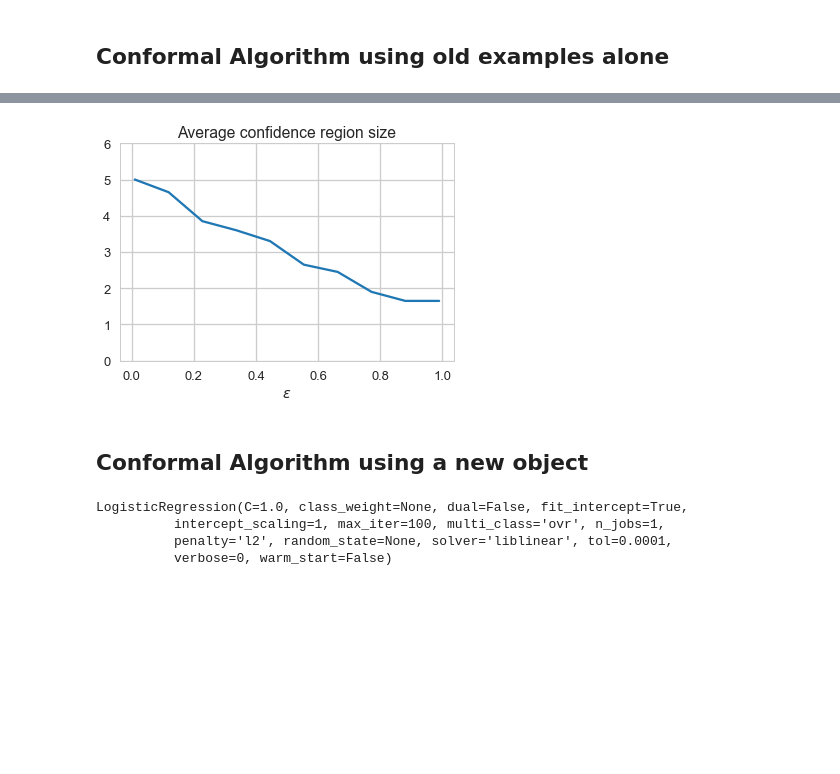
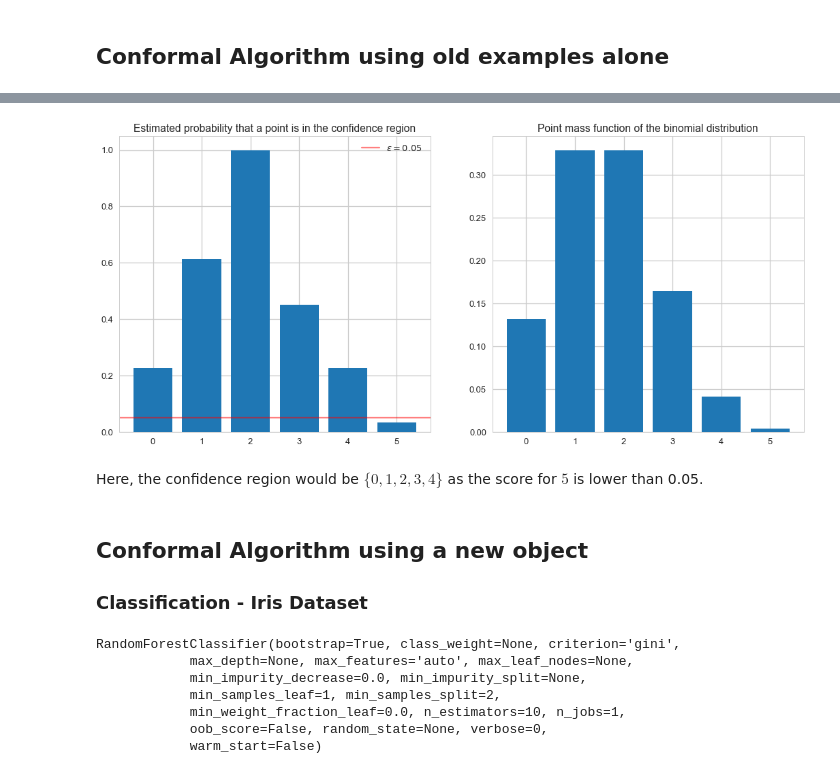
Before and after one commit to eacquarone/OnlineLearning, a Jupyter notebook: Online Learning.ipynb, the cells around one changed output, grey strips where cells are left out. Cells and saved outputs as stored; diff of their text form; code cells hidden in the pictures; blank space fills up the shorter version.

Commit message:
added 3 algorithms

```diff
--- a/Online Learning.ipynb
+++ b/Online Learning.ipynb
@@ -58,20 +62,0 @@ def conformal_algorithm_from_old_examples(non_conformity_measure, previous_examp
-# %%
-errors = []
-avg_region_size = []
-space = np.linspace(0.99, 0.01, 10)
-for e in space:
-    hits = []
-    confidence_regions = []
-    for i, value in enumerate(samples):
-        confidence_region = []
-        for outcome in range(n_trials):
-            accept = conformal_algorithm(
-                nonconformity_measure, samples[:i], outcome, epsilon=e
-            )
-            if accept:
-                confidence_region.append(outcome)
-
-        hits.append(value in confidence_region)
-        confidence_regions.append(confidence_region)
-    avg_region_size.append(np.mean([len(region) for region in confidence_regions]))
-    errors.append(1  - np.mean(hits))
@@ -86,10 +63,25 @@ plt.show()
-# %%
-plt.title("Average confidence region size")
-plt.ylim(0, 6)
-plt.plot(space, avg_region_size)
-plt.xlabel('$\\epsilon$')
-plt.show()
-# %% [output]
-[figure, removed]
+# %%
+possible_values = range(n_trials + 1)
+
+conformity_measures = []
+for value in possible_values:
+    p = conformal_algorithm_from_old_examples(nonconformity_measure, samples, value)
+    conformity_measures.append(p)
+# %%
+plt.figure(figsize=(18, 8))
+plt.subplot(121)
+plt.title("Estimated probability that a point is in the confidence region")
+plt.bar(possible_values, conformity_measures)
+plt.axhline(0.05, label="$\\epsilon = 0.05$", alpha=0.5, color='red')
+plt.legend()
+plt.subplot(122)
+plt.title("Point mass function of the binomial distribution")
+plt.bar(possible_values, stats.binom(n=n_trials, p=1/3).pmf(list(possible_values)))
+plt.show()
+# %% [output]
+[figure, added]
+# %% [markdown]
+Here, the confidence region would be $\{0, 1, 2, 3, 4\}$ as the score for $5$ is lower than 0.05.
 # %% [markdown]
 ## Conformal Algorithm using a new object
+### Classification - Iris Dataset
@@ -101,10 +89,13 @@ from sklearn.ensemble import RandomForestClassifier
 X, y = load_iris(return_X_y=True)
 X_train, X_test, y_train, y_test = train_test_split(X, y, test_size=0.33)
 # %%
-model = LogisticRegression()
+model = RandomForestClassifier()
 model.fit(X_train, y_train)
 # %% [output]
-LogisticRegression(C=1.0, class_weight=None, dual=False, fit_intercept=True,
-          intercept_scaling=1, max_iter=100, multi_class='ovr', n_jobs=1,
-          penalty='l2', random_state=None, solver='liblinear', tol=0.0001,
-          verbose=0, warm_start=False)
+RandomForestClassifier(bootstrap=True, class_weight=None, criterion='gini',
+            max_depth=None, max_features='auto', max_leaf_nodes=None,
+            min_impurity_decrease=0.0, min_impurity_split=None,
+            min_samples_leaf=1, min_samples_split=2,
+            min_weight_fraction_leaf=0.0, n_estimators=10, n_jobs=1,
+            oob_score=False, random_state=None, verbose=0,
+            warm_start=False)
```
Also changed, not shown: parts of 24 cells of this notebook.
